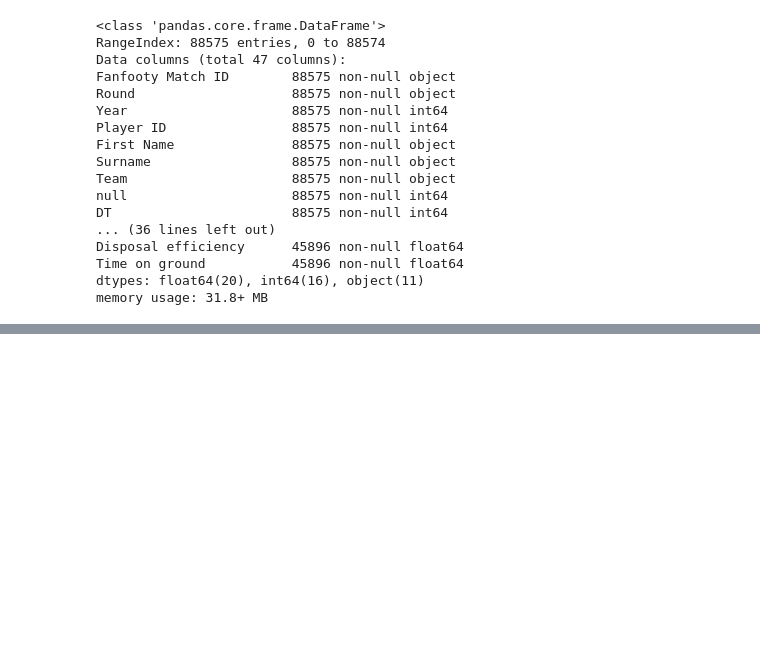
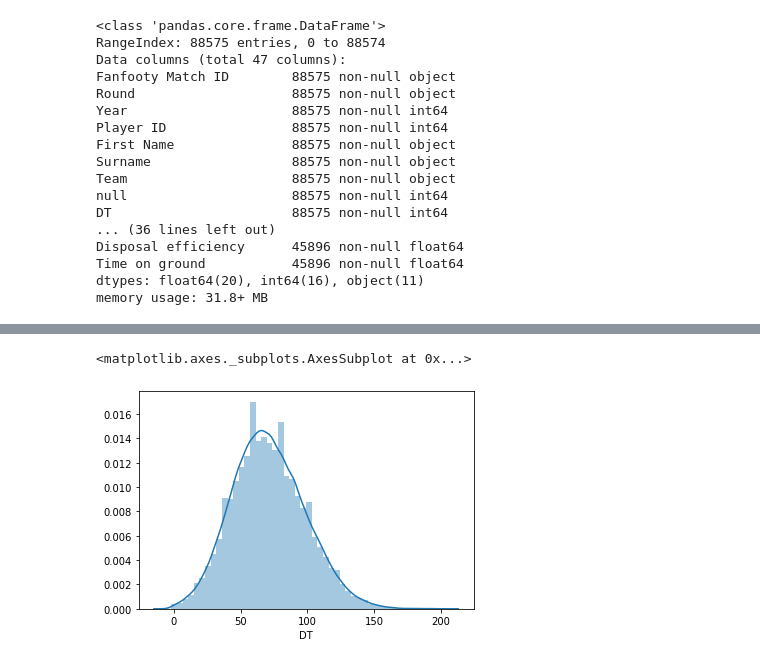
Before and after one commit to mark-richards/afl-eda, a Jupyter notebook: afl-eda.ipynb, the cells around one changed output, grey strips where cells are left out. Saved outputs shown, nothing was run; the diff lists cells and outputs as text; code cells hidden in the pictures; blank space fills up the shorter version.

```diff
--- a/afl-eda.ipynb
+++ b/afl-eda.ipynb
@@ -71,0 +82,5 @@ df_fanfooty_player_clean.tail(3)
+# %%
+sns.distplot(df_fanfooty_player_clean['DT'])
+# %% [output]
+<matplotlib.axes._subplots.AxesSubplot at 0x...>
+[figure, added]
```
Also changed, not shown: parts of 4 cells of this notebook, 4 other files.
